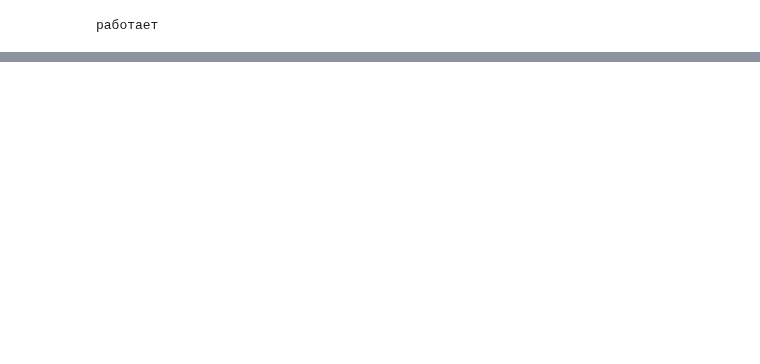
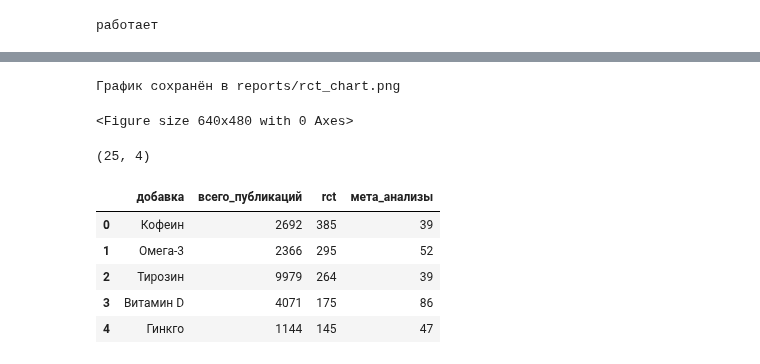
Before and after one commit to DeadSno/brain-25-evidence, a Jupyter notebook: notebooks/01_evidence_pubmed.ipynb, the cells around one changed output, grey strips where cells are left out. Saved outputs shown, nothing was run; the diff lists cells and outputs as text; code cells hidden in the pictures; blank space fills up the shorter version.

Commit message:
analysis: evidence score + hypothesis table + processed csv

```diff
--- a/notebooks/01_evidence_pubmed.ipynb
+++ b/notebooks/01_evidence_pubmed.ipynb
@@ -28,0 +144,23 @@ ModuleNotFoundError: No module named 'requests'
+# %%
+plt.savefig("../reports/rct_chart.png", dpi=150, bbox_inches="tight")
+print("График сохранён в reports/rct_chart.png")
+# %% [output]
+График сохранён в reports/rct_chart.png
+<Figure size 640x480 with 0 Axes>
+# %%
+import pandas as pd
+import matplotlib.pyplot as plt
+from pathlib import Path
+
+RAW = Path("..") / "data" / "raw"
+df = pd.read_csv(RAW / "pubmed_evidence.csv")
+print(df.shape)
+df.head()
+# %% [output]
+(25, 4)
+|  | добавка | всего_публикаций | rct | мета_анализы |
+| 0 | Кофеин | 2692 | 385 | 39 |
+| 1 | Омега-3 | 2366 | 295 | 52 |
+| 2 | Тирозин | 9979 | 264 | 39 |
+| 3 | Витамин D | 4071 | 175 | 86 |
+| 4 | Гинкго | 1144 | 145 | 47 |
```
Also changed, not shown: parts of 23 cells of this notebook, 1 other file.
